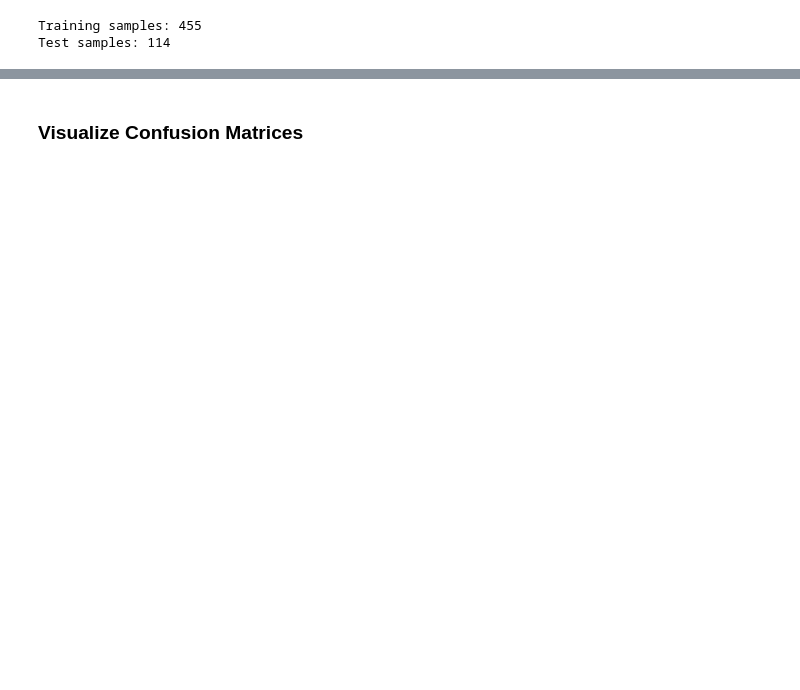
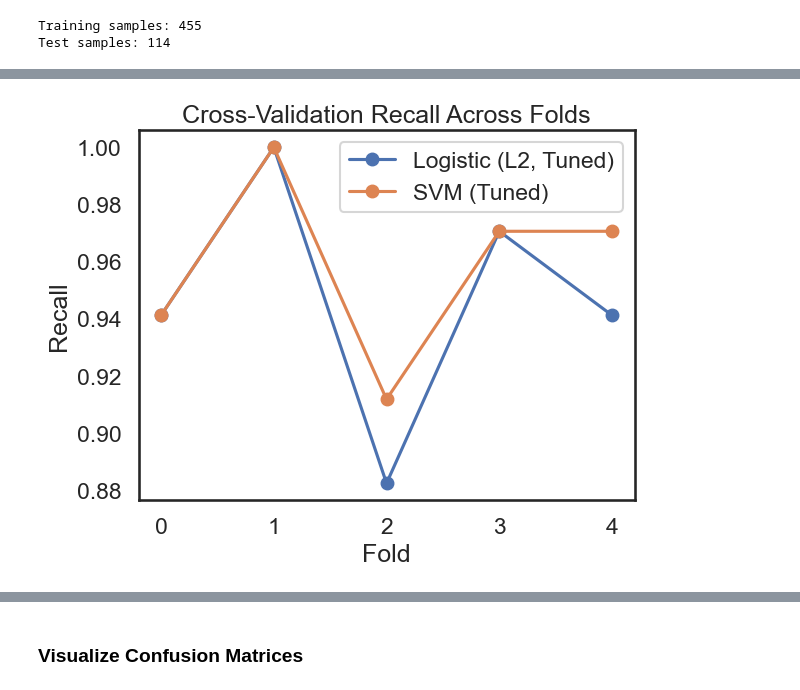
Before and after one commit to sarahcreighton/breast-cancer-classifier, a Jupyter notebook: notebooks/02_modelling.ipynb, the cells around one changed output, grey strips where cells are left out. Drawn from its saved outputs; the diff is of its cells as text; code cells hidden in the pictures; blank space fills up the shorter version.

Commit message:
update modelling ipynb and visualization.py

```diff
--- a/notebooks/02_modelling.ipynb
+++ b/notebooks/02_modelling.ipynb
@@ -112,0 +151,15 @@ vis.plot_pca(df, palette=cols)
+# %%
+# tune and evaluate logistic regression model
+lr_metrics, lr_cm, best_lr, best_lr_params, best_lr_score = tune_and_evaluate(
+    "Logistic", logistic_pipeline, X_train, y_train, X_test, y_test
+)
+
+# tune and evaluate SVM model
+svm_metrics, svm_cm, best_svm, best_svm_params, best_svm_score = tune_and_evaluate(
+    "SVM", svm_pipeline, X_train, y_train, X_test, y_test
+)
+
+# tune and evaluate RF model (for feature importance)
+rf_metrics, rf_cm, best_rf, best_rf_params, best_rf_score = tune_and_evaluate(
+    "RF", rf_pipeline, X_train, y_train, X_test, y_test
+)
@@ -112,0 +186,13 @@ vis.plot_pca(df, palette=cols)
+# %%
+scoring = "recall"
+selected_models = {
+    "Logistic (L2, Tuned)": best_lr,
+    "SVM (Tuned)": best_svm
+}
+
+for name, model in selected_models.items():
+    cv_metrics = cross_validate_model(model, X_train, y_train, cv=5, scoring="recall")
+
+    print(f"{name}")
+    print(f"Mean recall: {cv_metrics['cv_mean']:.3f} ± {cv_metrics['cv_std']:.3f}")
+    print(f"Fold scores: {cv_metrics['cv_scores']}\n")
@@ -112,0 +207,15 @@ vis.plot_pca(df, palette=cols)
+# %%
+import matplotlib.pyplot as plt
+
+for name, model in selected_models.items():
+    cv = cross_validate_model(model, X_train, y_train, scoring="recall",cv=5)
+
+    plt.plot(cv["cv_scores"], marker="o", label=name)
+
+plt.ylabel("Recall")
+plt.xlabel("Fold")
+plt.title("Cross-Validation Recall Across Folds")
+plt.legend()
+plt.show()
+# %% [output]
+[figure, added]
```
Also changed, not shown: parts of 45 cells of this notebook, 2 other files.
